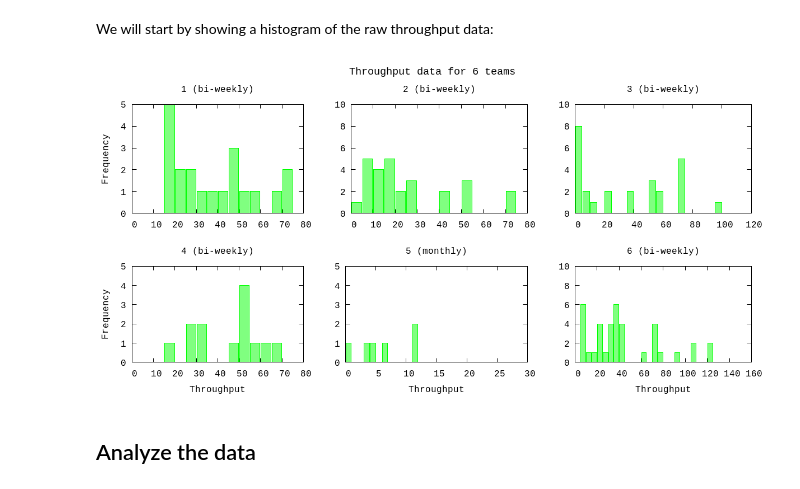
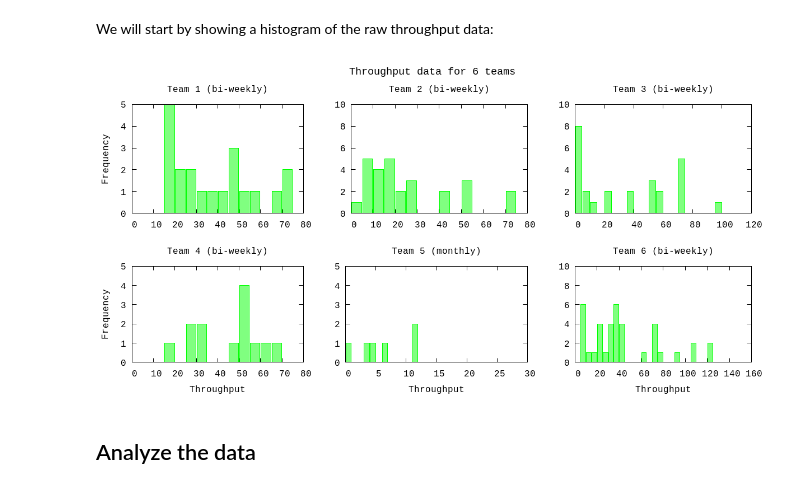
Before and after one commit to piisgaaf/chi2fit, a Jupyter notebook: notebooks/Forecasting-multiplot.ipynb, the cells around one changed output. Cells and saved outputs as stored; diff of their text form; code cells hidden in the pictures.

```diff
--- a/notebooks/Forecasting-multiplot.ipynb
+++ b/notebooks/Forecasting-multiplot.ipynb
@@ -83,16 +83,16 @@ periods = 6
 We will start by showing a histogram of the raw throughput data:
 # %%
 P.multi([
-    P.histogram(all_data["Team 1"], bin: 5, plottitle: "1 (bi-weekly)", ylabel: "Frequency", xrange: '[0:80]', yrange: '[:5]', mode: :as_commands),
-    P.histogram(all_data["Team 2"], bin: 5, plottitle: "2 (bi-weekly)", xrange: '[0:80]', yrange: '[:10]', mode: :as_commands),
-    P.histogram(all_data["Team 3"], bin: 5, plottitle: "3 (bi-weekly)", xrange: '[0:120]', yrange: '[:10]', mode: :as_commands),
-    P.histogram(all_data["Team 4"], bin: 5, plottitle: "4 (bi-weekly)", xlabel: "Throughput", ylabel: "Frequency", xrange: '[0:80]', yrange: '[:5]', mode: :as_commands),
-    P.histogram(all_data["Team 5"][:throughput], bin: 1, xlabel: "Throughput", plottitle: "5 (monthly)", xrange: '[0:30]', yrange: '[:5]', mode: :as_commands),
-    P.histogram(all_data["Team 6"], bin: 5, xlabel: "Throughput", plottitle: "6 (bi-weekly)", xrange: '[0:160]', yrange: '[:10]', mode: :as_commands),
+    P.histogram(all_data["Team 1"], bin: 5, plottitle: "Team 1 (bi-weekly)", ylabel: "Frequency", xrange: '[0:80]', yrange: '[:5]', mode: :as_commands),
+    P.histogram(all_data["Team 2"], bin: 5, plottitle: "Team 2 (bi-weekly)", xrange: '[0:80]', yrange: '[:10]', mode: :as_commands),
+    P.histogram(all_data["Team 3"], bin: 5, plottitle: "Team 3 (bi-weekly)", xrange: '[0:120]', yrange: '[:10]', mode: :as_commands),
+    P.histogram(all_data["Team 4"], bin: 5, plottitle: "Team 4 (bi-weekly)", xlabel: "Throughput", ylabel: "Frequency", xrange: '[0:80]', yrange: '[:5]', mode: :as_commands),
+    P.histogram(all_data["Team 5"][:throughput], bin: 1, xlabel: "Throughput", plottitle: "Team 5 (monthly)", xrange: '[0:30]', yrange: '[:5]', mode: :as_commands),
+    P.histogram(all_data["Team 6"], bin: 5, xlabel: "Throughput", plottitle: "Team 6 (bi-weekly)", xrange: '[0:160]', yrange: '[:10]', mode: :as_commands),
 ], columns: 3, title: "Throughput data for 6 teams", size: "1200,600")
 :"this is an inline image"
 # %% [output]
-[figure, old version]
+[figure, new version]
 # %% [markdown]
 ## Analyze the data
 # %% [markdown]
```
Also changed, not shown: parts of 8 cells of this notebook, 5 other files.
